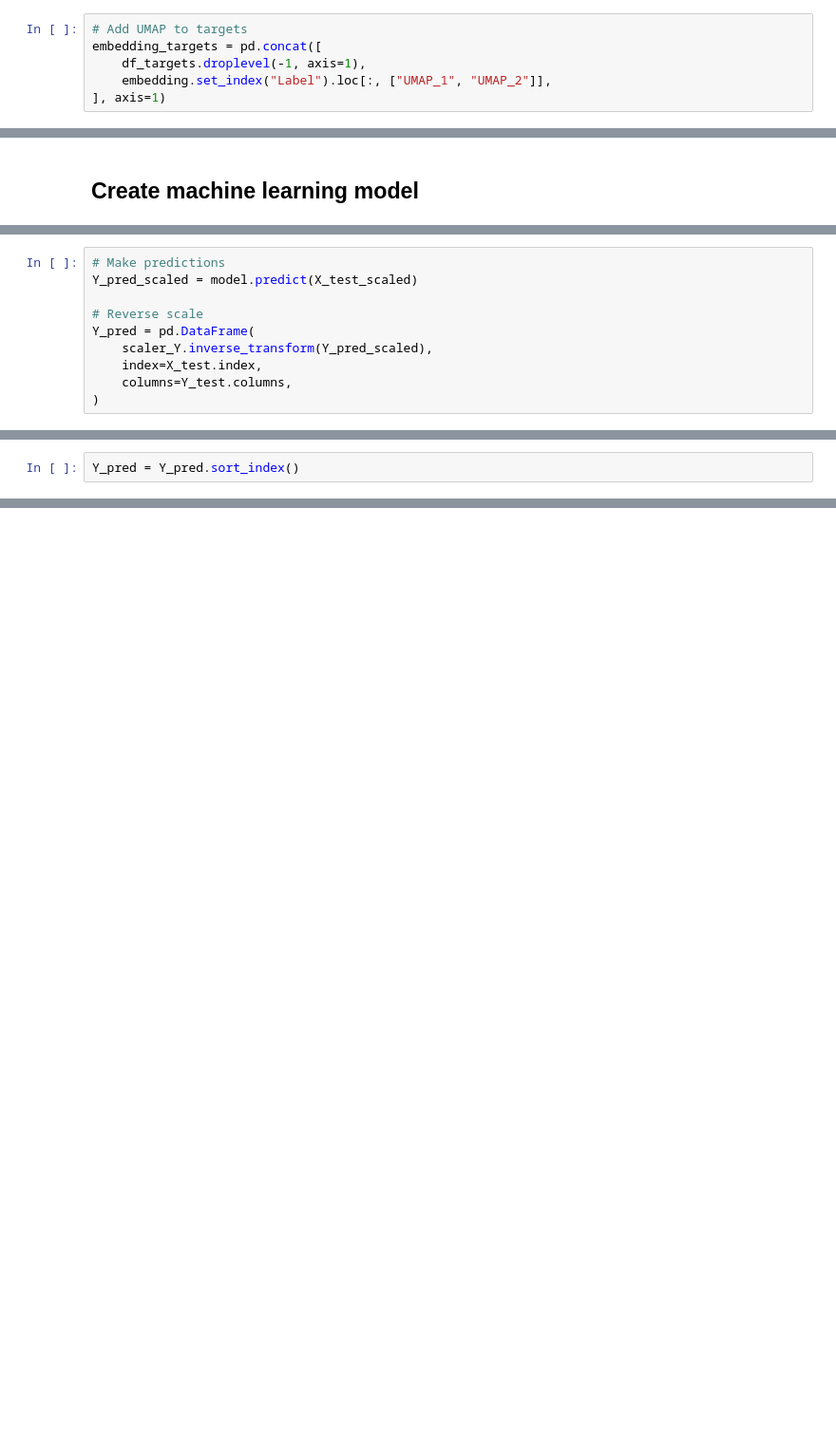
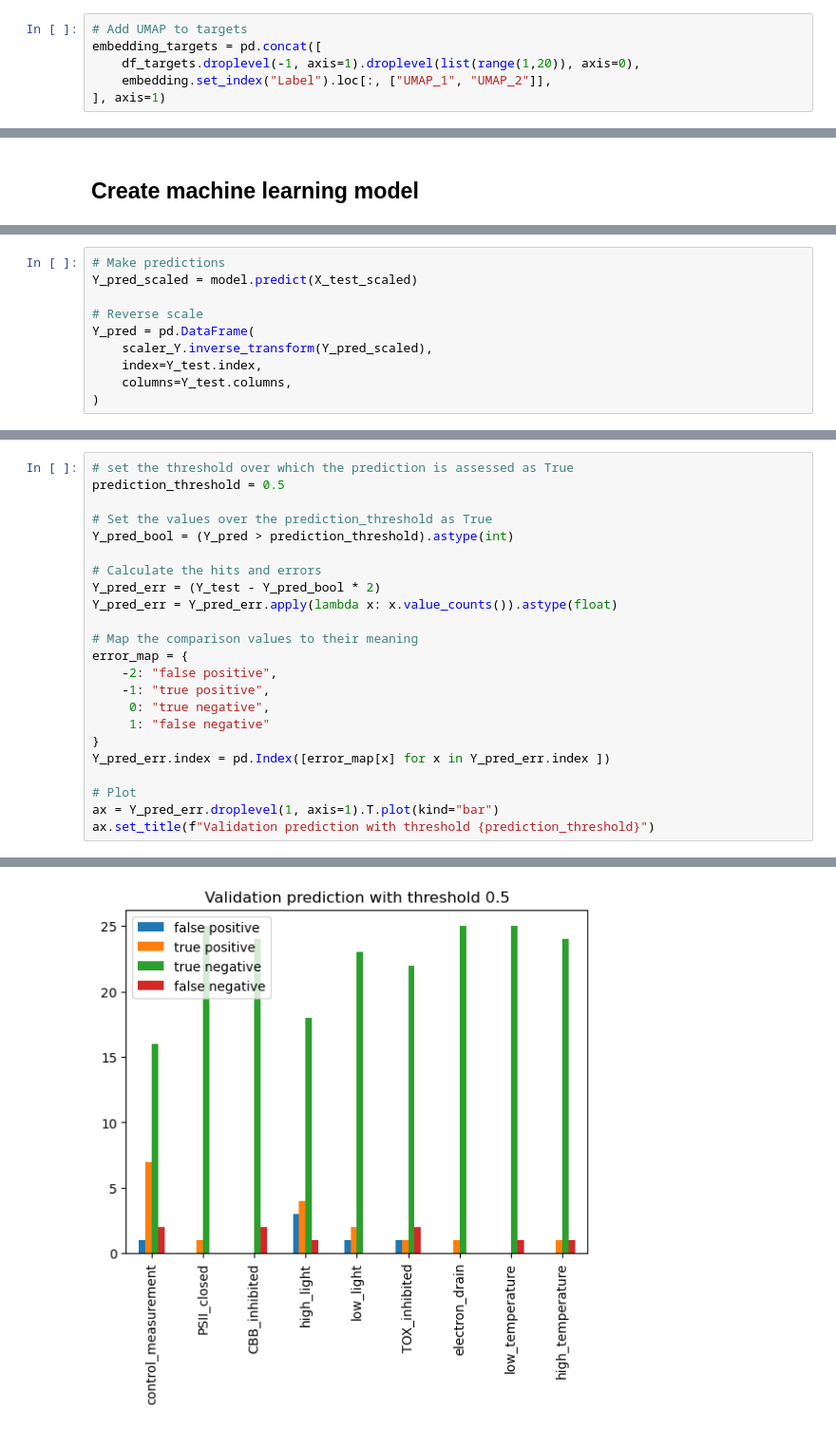
Before and after one commit to pfennigt/ojip-mlmodel-dissertation, a Jupyter notebook: data_import.ipynb, the cells around one changed output, grey strips where cells are left out. Shown: that part at 95% size. Drawn from its saved outputs; the diff is of its cells as text; blank space fills up the shorter version.

```diff
--- a/data_import.ipynb
+++ b/data_import.ipynb
@@ -472,7 +479,7 @@ df_targets.index = effects.index
 # %%
 # Add UMAP to targets
 embedding_targets = pd.concat([
-    df_targets.droplevel(-1, axis=1),
+    df_targets.droplevel(-1, axis=1).droplevel(list(range(1,20)), axis=0),
     embedding.set_index("Label").loc[:, ["UMAP_1", "UMAP_2"]],
 ], axis=1)
 # %%
@@ -556,6 +593,6 @@ Y_pred_scaled = model.predict(X_test_scaled)
 # Reverse scale
 Y_pred = pd.DataFrame(
     scaler_Y.inverse_transform(Y_pred_scaled),
-    index=X_test.index,
+    index=Y_test.index,
     columns=Y_test.columns,
 )
@@ -562,2 +600,0 @@ Y_pred = pd.DataFrame(
-# %%
-Y_pred = Y_pred.sort_index()
@@ -576,0 +601,24 @@ _Y_pred = Y_pred.droplevel(list(range(1,20)))
+# %%
+# set the threshold over which the prediction is assessed as True
+prediction_threshold = 0.5
+
+# Set the values over the prediction_threshold as True
+Y_pred_bool = (Y_pred > prediction_threshold).astype(int)
+
+# Calculate the hits and errors
+Y_pred_err = (Y_test - Y_pred_bool * 2)
+Y_pred_err = Y_pred_err.apply(lambda x: x.value_counts()).astype(float)
+
+# Map the comparison values to their meaning
+error_map = {
+    -2: "false positive",
+    -1: "true positive",
+     0: "true negative",
+     1: "false negative"
+}
+Y_pred_err.index = pd.Index([error_map[x] for x in Y_pred_err.index ])
+
+# Plot
+ax = Y_pred_err.droplevel(1, axis=1).T.plot(kind="bar")
+ax.set_title(f"Validation prediction with threshold {prediction_threshold}")
+# %% [output]
@@ -576,0 +626 @@ _Y_pred = Y_pred.droplevel(list(range(1,20)))
+[figure, added]
```
Also changed, not shown: parts of 25 cells of this notebook.
